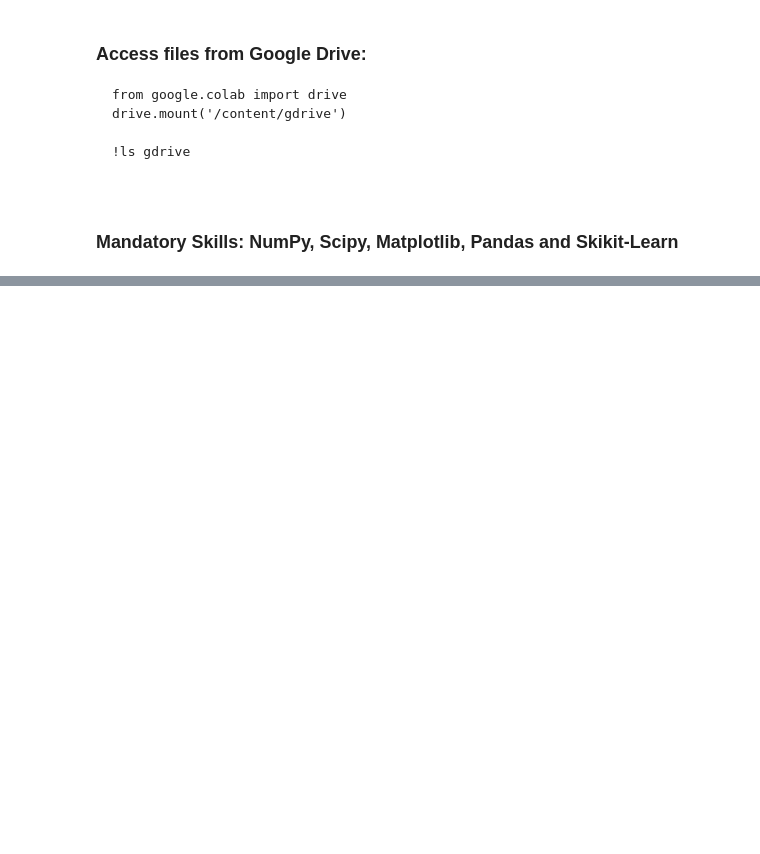
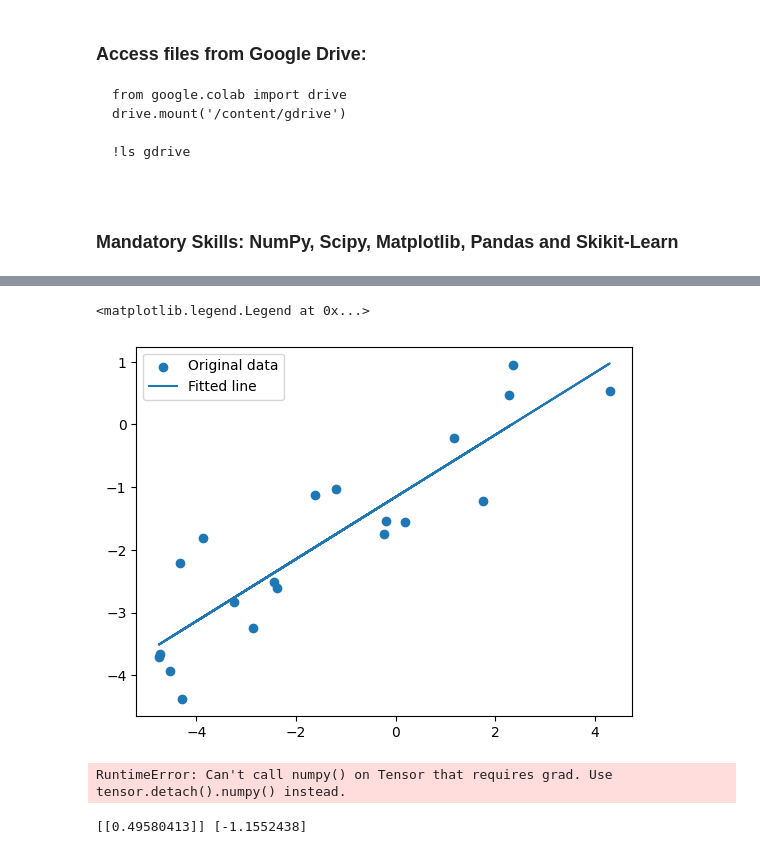
Before and after one commit to pauldebayan/ml_notebooks, a Jupyter notebook: PyTorch.ipynb, the cells around one changed output, grey strips where cells are left out. Drawn from its saved outputs; the diff is of its cells as text; code cells hidden in the pictures; blank space fills up the shorter version.

```diff
--- a/PyTorch.ipynb
+++ b/PyTorch.ipynb
@@ -132,0 +241,25 @@ predictions = model(inputs).detach().numpy()
+# %%
+# Plot the graph
+
+predicted = model(inputs).detach().numpy()
+
+plt.scatter(X, Y, label='Original data')
+plt.plot(X, predicted, label='Fitted line')
+
+plt.legend()
+# %% [output]
+<matplotlib.legend.Legend at 0x...>
+[figure, added]
+# %%
+model(inputs).numpy() # Will create error if we do not call detach function
+# %% [output]
+RuntimeError: Can't call numpy() on Tensor that requires grad. Use tensor.detach().numpy() instead.
+# %%
+# Important
+# We know true values of weight w and bias b
+w = model.weight.data.numpy()
+b = model.bias.data.numpy()
+
+print(w, b)
+# %% [output]
+[[0.49580413]] [-1.1552438]
```
Also changed, not shown: parts of 7 cells of this notebook.
